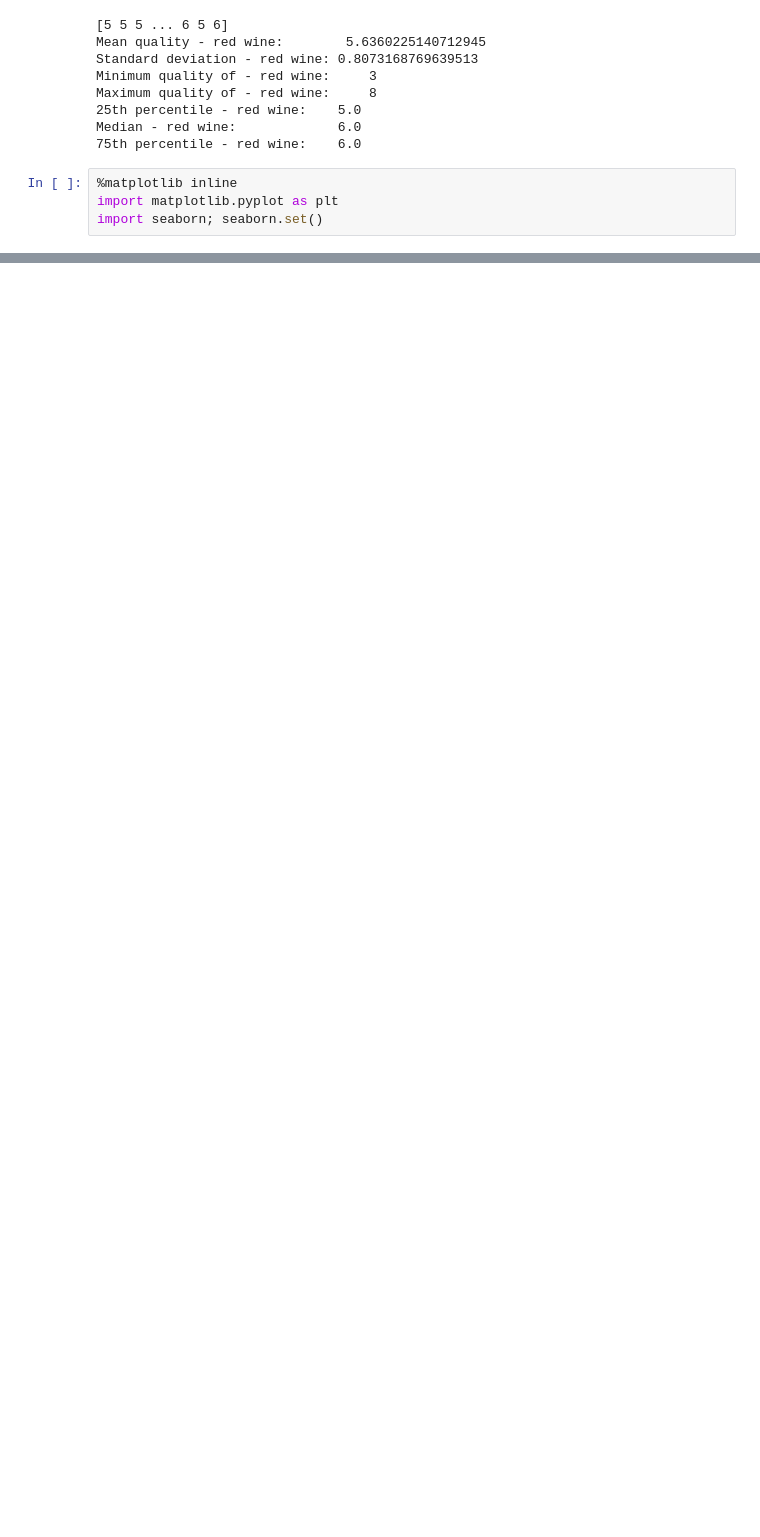
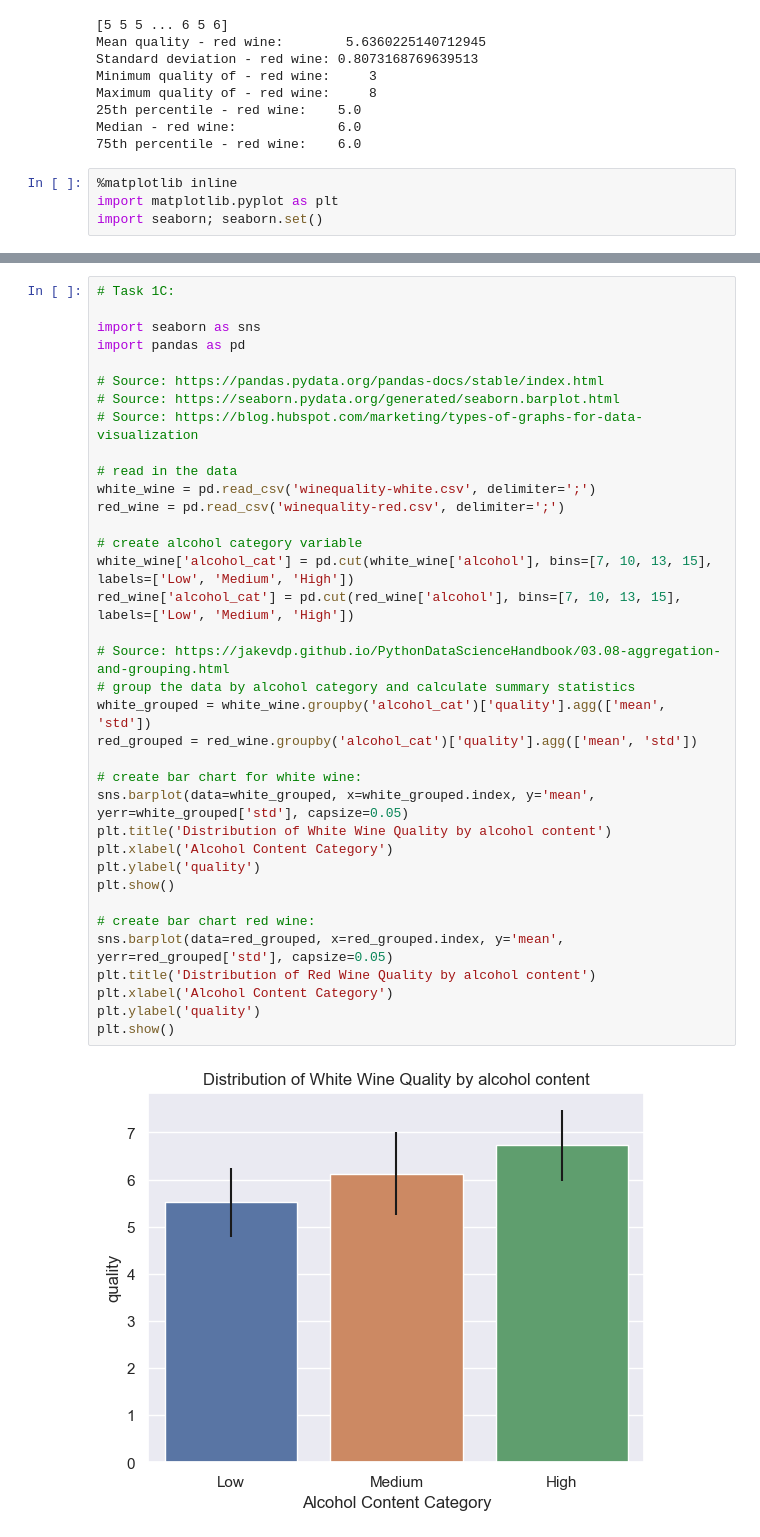
Before and after one commit to dayyanmirza/CSC2034DataScienceProject, a Jupyter notebook: CSC2034DataScienceProject.ipynb, the cells around one changed output, grey strips where cells are left out. Drawn from its saved outputs; the diff is of its cells as text; blank space fills up the shorter version.

```diff
--- a/CSC2034DataScienceProject.ipynb
+++ b/CSC2034DataScienceProject.ipynb
@@ -752,0 +206,38 @@ R-squared: 0.2597673129790167
+# %%
+# Task 1C:
+
+import seaborn as sns
+import pandas as pd
+
+# Source: https://pandas.pydata.org/pandas-docs/stable/index.html
+# Source: https://seaborn.pydata.org/generated/seaborn.barplot.html
+# Source: https://blog.hubspot.com/marketing/types-of-graphs-for-data-visualization
+
+# read in the data
+white_wine = pd.read_csv('winequality-white.csv', delimiter=';')
+red_wine = pd.read_csv('winequality-red.csv', delimiter=';')
+
+# create alcohol category variable
+white_wine['alcohol_cat'] = pd.cut(white_wine['alcohol'], bins=[7, 10, 13, 15], labels=['Low', 'Medium', 'High'])
+red_wine['alcohol_cat'] = pd.cut(red_wine['alcohol'], bins=[7, 10, 13, 15], labels=['Low', 'Medium', 'High'])
+
+# Source: https://jakevdp.github.io/PythonDataScienceHandbook/03.08-aggregation-and-grouping.html
+# group the data by alcohol category and calculate summary statistics
+white_grouped = white_wine.groupby('alcohol_cat')['quality'].agg(['mean', 'std'])
+red_grouped = red_wine.groupby('alcohol_cat')['quality'].agg(['mean', 'std'])
+
+# create bar chart for white wine:
+sns.barplot(data=white_grouped, x=white_grouped.index, y='mean', yerr=white_grouped['std'], capsize=0.05)
+plt.title('Distribution of White Wine Quality by alcohol content')
+plt.xlabel('Alcohol Content Category')
+plt.ylabel('quality')
+plt.show()
+
+# create bar chart red wine:
+sns.barplot(data=red_grouped, x=red_grouped.index, y='mean', yerr=red_grouped['std'], capsize=0.05)
+plt.title('Distribution of Red Wine Quality by alcohol content')
+plt.xlabel('Alcohol Content Category')
+plt.ylabel('quality')
+plt.show()
+# %% [output]
+[figure, added]
```
Also changed, not shown: parts of 56 cells of this notebook, 3 other files.
